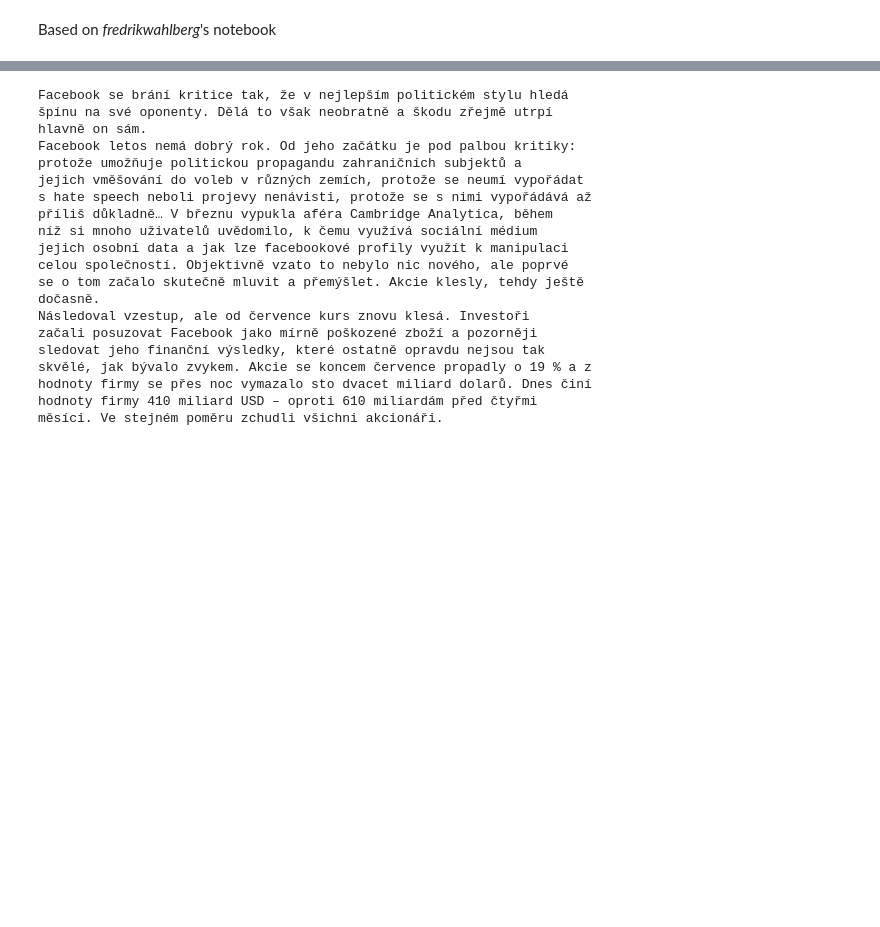
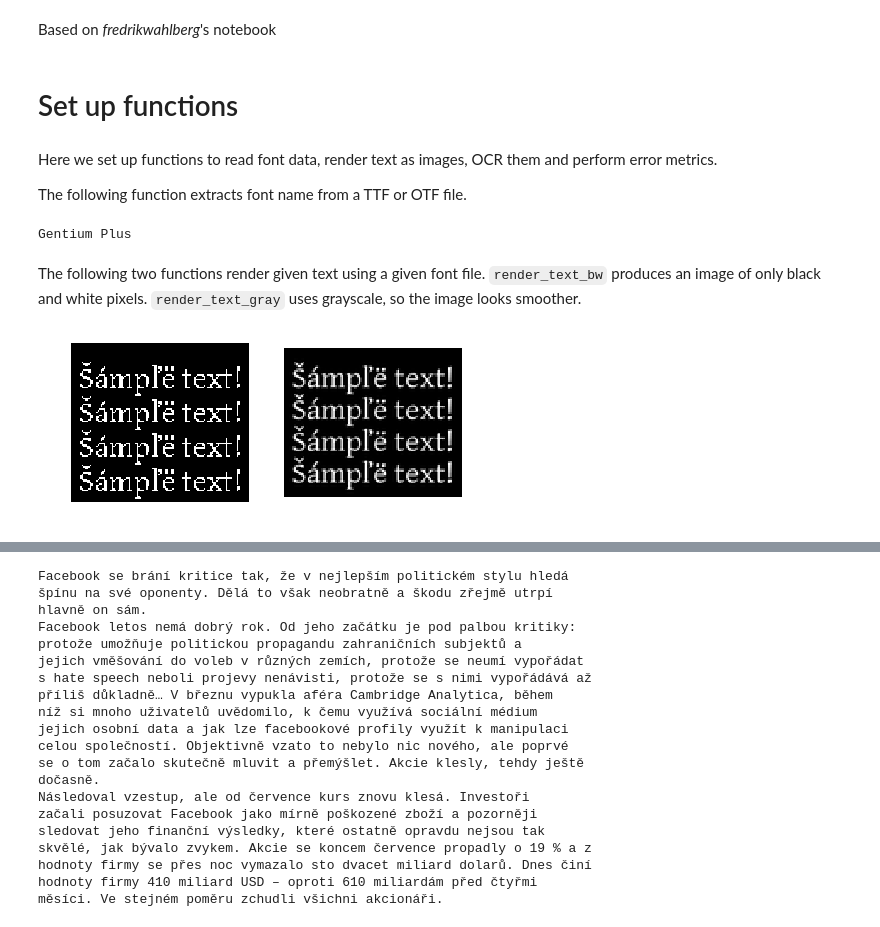
Before and after one commit to byewokko/tesseract-font-test, a Jupyter notebook: tesseract-fonts.ipynb, the cells around one changed output, grey strips where cells are left out. Saved outputs shown, nothing was run; the diff lists cells and outputs as text; code cells hidden in the pictures; blank space fills up the shorter version.

```diff
--- a/tesseract-fonts.ipynb
+++ b/tesseract-fonts.ipynb
@@ -23,0 +10,3 @@ LANG = "ces"
+# %%
+SAMPLEFONT = "gentium-r.ttf"
+SAMPLETEXT = "Šámpľë text!\nŠámpľë text!\nŠámpľë text!\nŠámpľë text!"
@@ -23,0 +24,67 @@ LANG = "ces"
+# %% [markdown]
+# Set up functions
+# %% [markdown]
+Here we set up functions to read font data, render text as images, OCR them and perform error metrics.
+
+The following function extracts font name from a TTF or OTF file.
+# %%
+from fontTools.ttLib import TTFont
+
+def get_font_name(fontfile):
+    font = TTFont(fontfile)
+    for record in font["name"].names:
+        if record.nameID == 4:
+            return record.toUnicode()
+
+# Example
+print(get_font_name(SAMPLEFONT))
+# %% [output]
+Gentium Plus
+# %% [markdown]
+The following two functions render given text using a given font file. `render_text_bw` produces an image of only black and white pixels. `render_text_gray` uses grayscale, so the image looks smoother.
+# %%
+from PIL import ImageFont, ImageDraw, Image
+
+def render_text_bw(texttorender, fontfile, ptsize=20, linespacing=0, as_array=True):
+    font = ImageFont.truetype(fontfile, ptsize)
+    # Create a dummy image, draw text and find out its size
+    pimg = Image.new('L', (1, 1))
+    draw = ImageDraw.Draw(pimg)
+    x,y = draw.textsize(texttorender, font=font, spacing=linespacing)
+    # Create a new image large enough for the text
+    pimg = Image.new('L', (x+10,y+14))
+    draw = ImageDraw.Draw(pimg)
+    draw.text((5,7), texttorender, fill=1, font=font, spacing=linespacing)
+    if as_array:
+        return np.array(pimg,dtype=np.uint8)
+    return pimg
+
+def render_text_gray(texttorender, fontfile, ptsize=20, linespacing=0, as_array=True):
+    # To introduce the gray edges, we generate the text
+    # in a larger scale and then shrink it down.
+    # We also need to use RGB, since PIL does not support grayscale mode
+    rf = 4 #resize factor
+    ############
+    font = ImageFont.truetype(fontfile, rf*ptsize)
+    pimg = Image.new("RGB", (1, 1))
+    draw = ImageDraw.Draw(pimg)
+    x,y = draw.textsize(texttorender, font=font, spacing=rf*linespacing,)
+    pimg = Image.new("RGB", (x+10*rf,y+15*rf))
+    draw = ImageDraw.Draw(pimg)
+    draw.text((5*rf,5*rf), texttorender, fill=(255,255,255), font=font, spacing=rf*linespacing)
+    pimg_resized = pimg.resize((x//rf,y//rf), Image.ANTIALIAS)
+    if as_array:
+        return np.array(pimg_resized,dtype=np.uint8)[:,:,0]
+    return pimg_resized
+
+# Example
+fig = plt.figure(figsize=(7, 7))
+fig.add_subplot(1, 2, 1)
+plt.axis('off')
+plt.imshow(render_text_bw(SAMPLETEXT, SAMPLEFONT), cmap='gray')
+fig.add_subplot(1, 2, 2)
+plt.axis('off')
+plt.imshow(render_text_gray(SAMPLETEXT, SAMPLEFONT), cmap='gray')
+plt.show()
+# %% [output]
+[figure, added]
```
Also changed, not shown: parts of 26 cells of this notebook, 14 other files.
